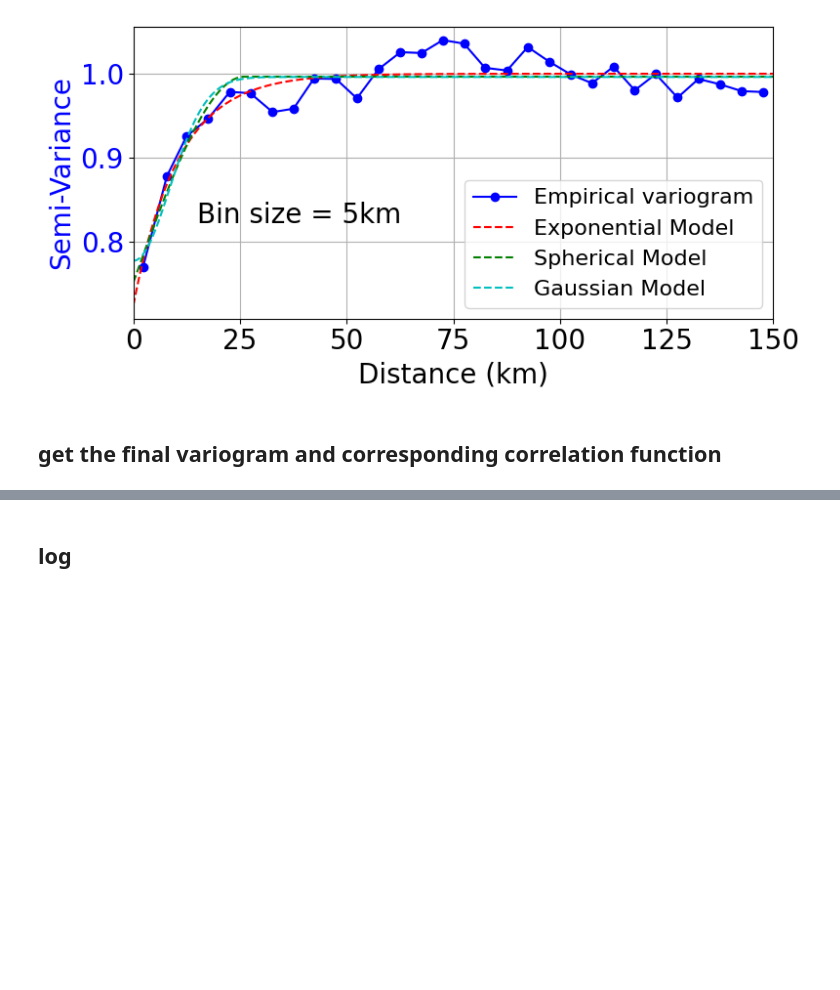
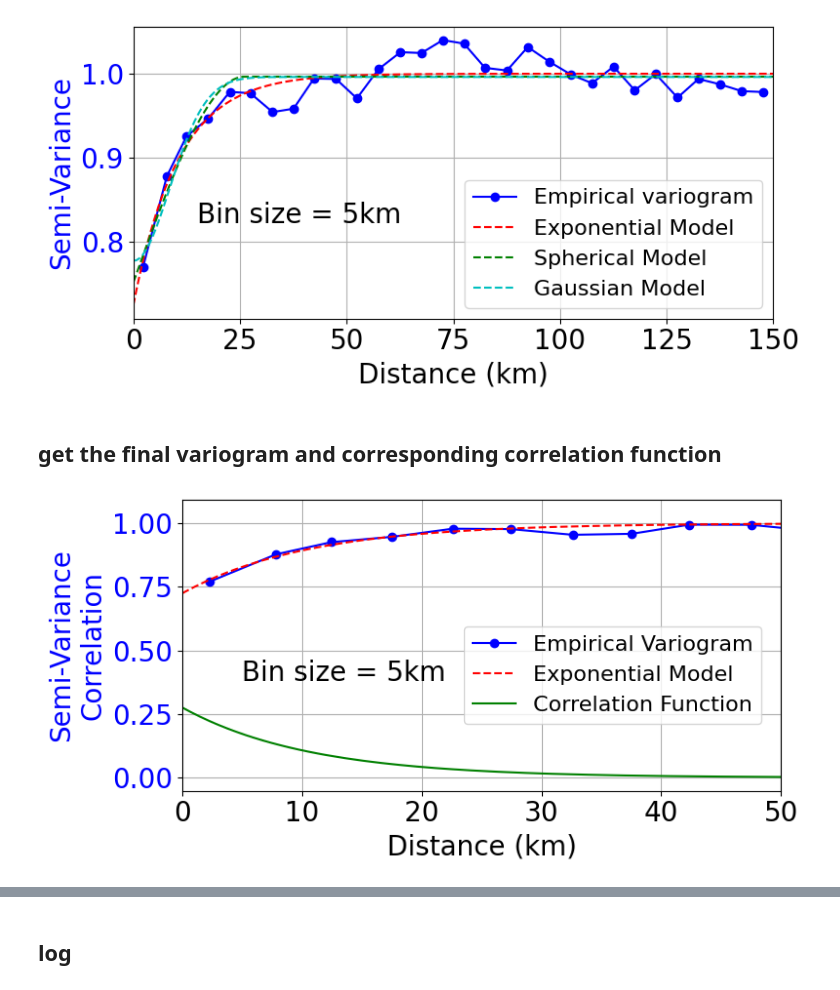
Before and after one commit to Meng2077/trend-with-uncertainty, a Jupyter notebook: 10a_calc.vario_de.ipynb, the cells around one changed output, grey strips where cells are left out. Cells and saved outputs as stored; diff of their text form; code cells hidden in the pictures; blank space fills up the shorter version.

```diff
--- a/10a_calc.vario_de.ipynb
+++ b/10a_calc.vario_de.ipynb
@@ -253,4 +253,25 @@ gaussian [ 0.77712257  0.99612556 12.02664429]
 # %%
 # (sill - gamma_h) / sill
 correlation_values = 1-exponential_model(h_vals, *params_exponential)/params_exponential[1]
+# %%
+fig, ax1 = plt.subplots(figsize=(8,4))
+
+ax1.plot(filtered_distances, filtered_variograms, marker='o', linestyle='-', color='b', label='Empirical Variogram')
+ax1.plot(h_vals, fitted_variogram_exponential, linestyle='--', color='r', label='Exponential Model')
+ax1.plot(h_vals, correlation_values, linestyle='-', color='green', label='Correlation Function')
+ax1.set_xlabel('Distance (km)', fontsize=20)
+ax1.set_ylabel('Semi-Variance\nCorrelation', color='b', fontsize=20)  # Shared y-axis label
+ax1.tick_params(axis='y', labelcolor='b', labelsize=20)
+ax1.tick_params(axis='x', labelsize=20)
+ax1.text(0.1, 0.45, f'Bin size = {bins_size}km',
+         ha='left', va='top', transform=ax1.transAxes, fontsize=20)  # Adjusted text position, \nSill = {params_exponential[1]:.3f}
+ax1.grid(True)
+ax1.set_xlim([0, 50])
+
+plt.legend(fontsize=16, loc=(0.47,0.23))
+plt.tight_layout()
+# plt.savefig(f'./figure/plot_agg_variogram.de.svg', bbox_inches='tight')
+plt.show()
+# %% [output]
+[figure, added]
 # %%
```
Also changed, not shown: parts of 6 cells of this notebook, 7 other files.
